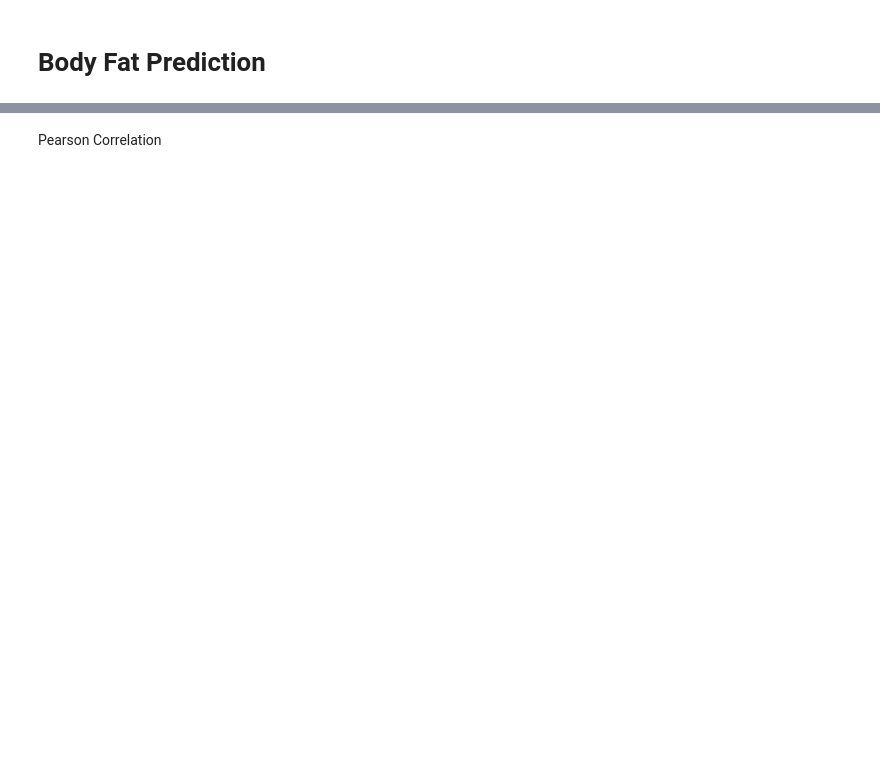
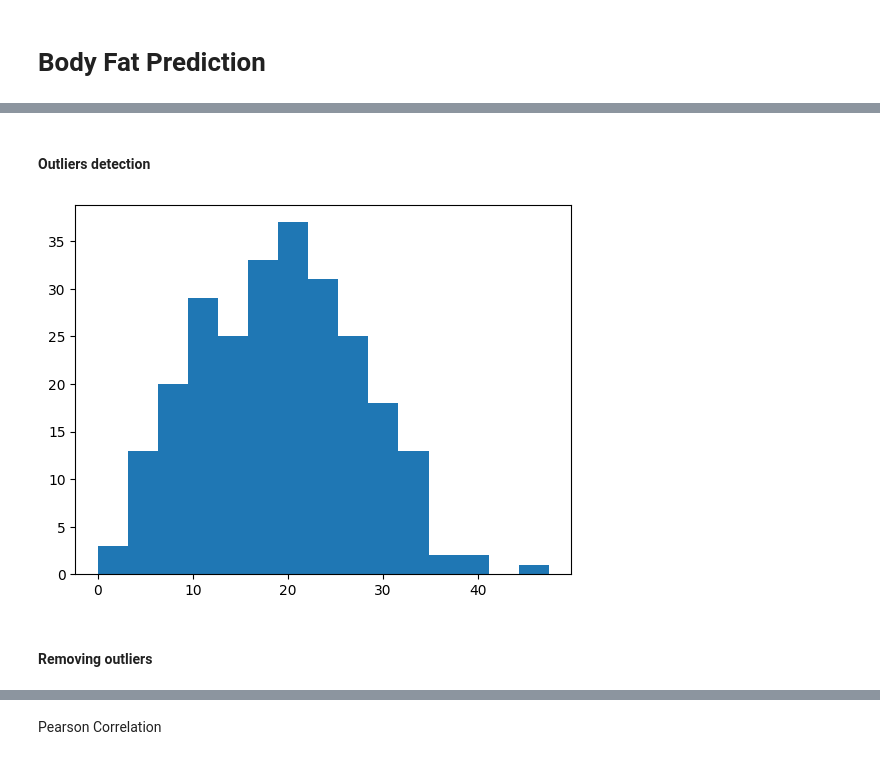
Before and after one commit to SavioCastellar/Body-Fat-Prediction, a Jupyter notebook: Predicting Body Fat.ipynb, the cells around one changed output, grey strips where cells are left out. Saved outputs shown, nothing was run; the diff lists cells and outputs as text; code cells hidden in the pictures; blank space fills up the shorter version.

```diff
--- a/Predicting Body Fat.ipynb
+++ b/Predicting Body Fat.ipynb
@@ -33,0 +18,9 @@ df = pd.DataFrame(bodyfat)
+# %% [markdown]
+#### Outliers detection
+# %%
+plt.hist(df['BodyFat'], bins = 15)
+plt.show()
+# %% [output]
+[figure, added]
+# %% [markdown]
+#### Removing outliers
```
Also changed, not shown: parts of 58 cells of this notebook, 27 other files.
